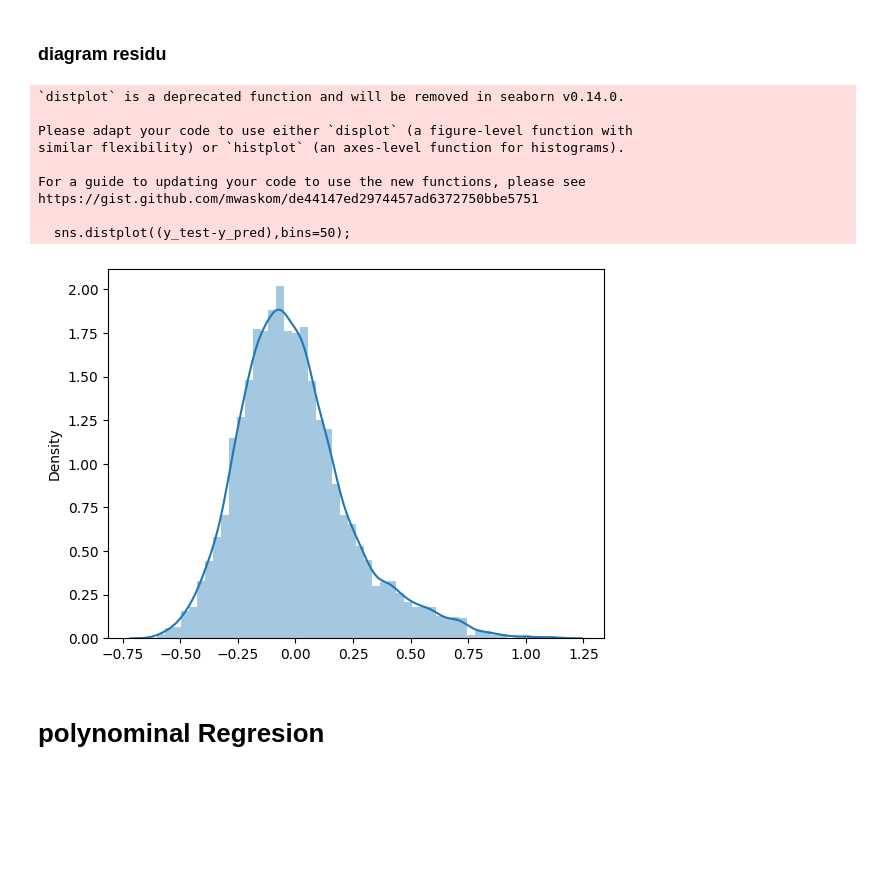
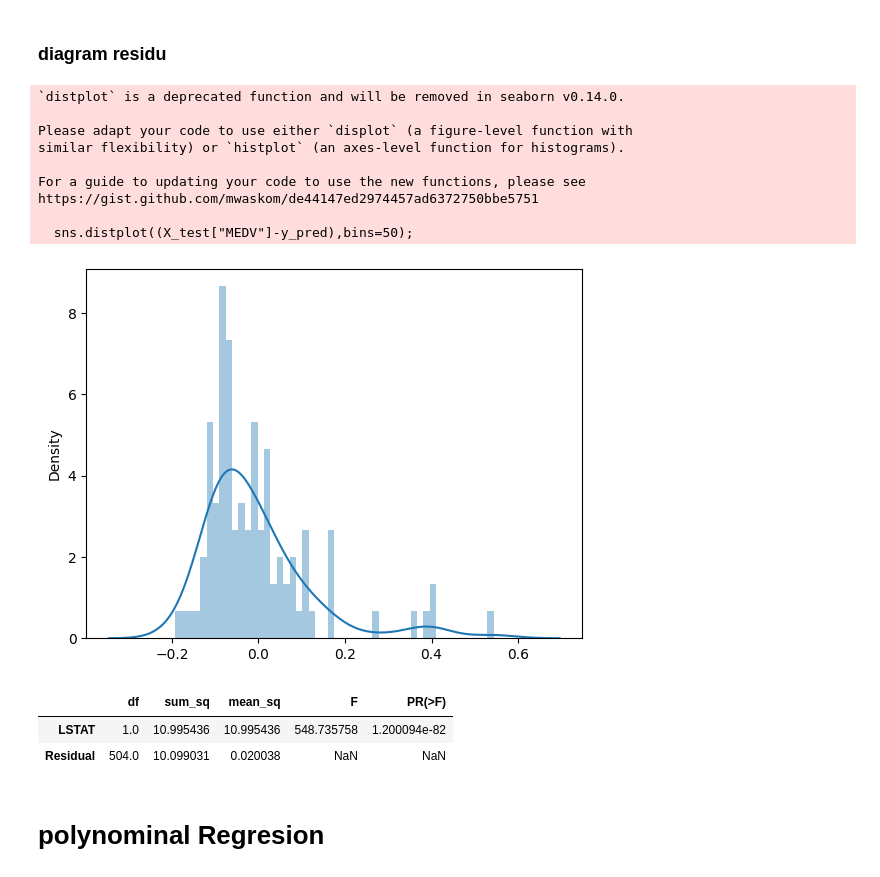
Before and after one commit to ardifjar443/learningMachineLearning, a Jupyter notebook: linear_regresion/project_boston(statsModel).ipynb, the cells around one changed output. Saved outputs shown, nothing was run; the diff lists cells and outputs as text; code cells hidden in the pictures; blank space fills up the shorter version.

```diff
--- a/linear_regresion/project_boston(statsModel).ipynb
+++ b/linear_regresion/project_boston(statsModel).ipynb
@@ -132,7 +133,10 @@ import statsmodels.api as sm
+# %%
+X_train, X_test = train_test_split(df_normalized[["LSTAT", "MEDV"]], test_size=0.2, random_state=42)
 # %%
 # Membangun model regresi linear
-model = sm.OLS(y_train, sm.add_constant(X_train))
-model_fit = model.fit()
-X_train_df = pd.DataFrame(X_train, columns=['feature1'])
-y_train_df = pd.DataFrame(y_train, columns=['target'])
-dataframe = pd.concat([X_train_df, y_train_df], axis=1)
+# model = sm.OLS(y_train, sm.add_constant(X_train))
+# model_fit = model.fit()
+# X_train_df = pd.DataFrame(X_train, columns=['feature1'])
+# y_train_df = pd.DataFrame(y_train, columns=['target'])
+# dataframe = pd.concat([X_train_df, y_train_df], axis=1)
+model_fit =  ols(formula="MEDV ~ LSTAT", data=df_normalized).fit()
@@ -139,3 +163,3 @@ dataframe = pd.concat([X_train_df, y_train_df], axis=1)
 # %%
-y_pred = model_fit.predict(sm.add_constant(X_train))
+y_pred = model_fit.predict(sm.add_constant(X_train["LSTAT"]))
 # %%
@@ -206,21 +230,29 @@ diagnostic_plots(X_train_df, y_train_df, model_fit)
 # %% [markdown]
 ### diagram residu
 # %%
-y_pred = model_fit.predict(sm.add_constant(X_test))
+y_pred = model_fit.predict(sm.add_constant(X_test["LSTAT"]))
 # %%
-sns.distplot((y_test-y_pred),bins=50);
+sns.distplot((X_test["MEDV"]-y_pred),bins=50);
 plt.show()
 # %% [output]
 `distplot` is a deprecated function and will be removed in seaborn v0.14.0.
 
 Please adapt your code to use either `displot` (a figure-level function with
 similar flexibility) or `histplot` (an axes-level function for histograms).
 
 For a guide to updating your code to use the new functions, please see
 https://gist.github.com/mwaskom/de44147ed2974457ad6372750bbe5751
 
-  sns.distplot((y_test-y_pred),bins=50);
+  sns.distplot((X_test["MEDV"]-y_pred),bins=50);
-[figure, old version]
+[figure, new version]
+# %%
+from statsmodels.stats.anova import anova_lm
+hasilAnova = anova_lm(model_fit)
+hasilAnova
+# %% [output]
+|  | df | sum_sq | mean_sq | F | PR(>F) |
+| LSTAT | 1.0 | 10.995436 | 10.995436 | 548.735758 | 1.200094e-82 |
+| Residual | 504.0 | 10.099031 | 0.020038 | NaN | NaN |
 # %% [markdown]
 # polynominal Regresion
 # %%
```
Also changed, not shown: parts of 13 cells of this notebook, 4 other files.
